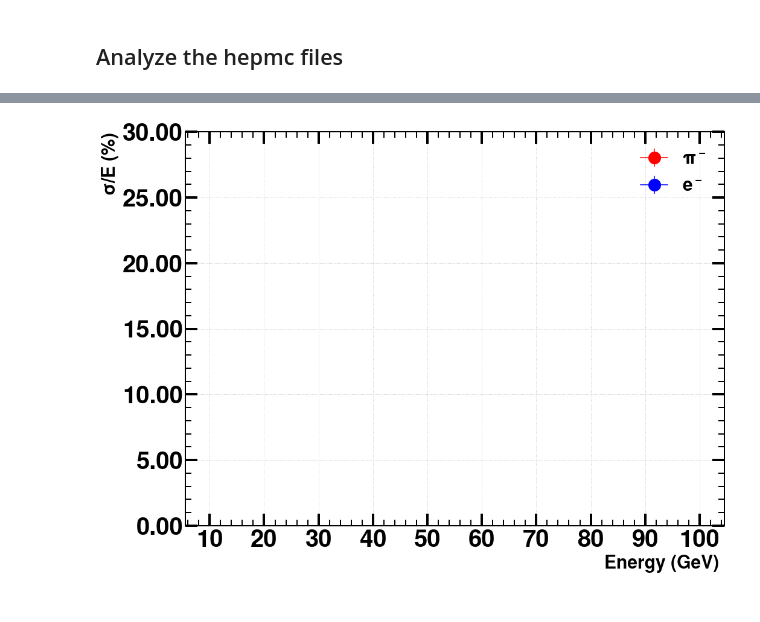
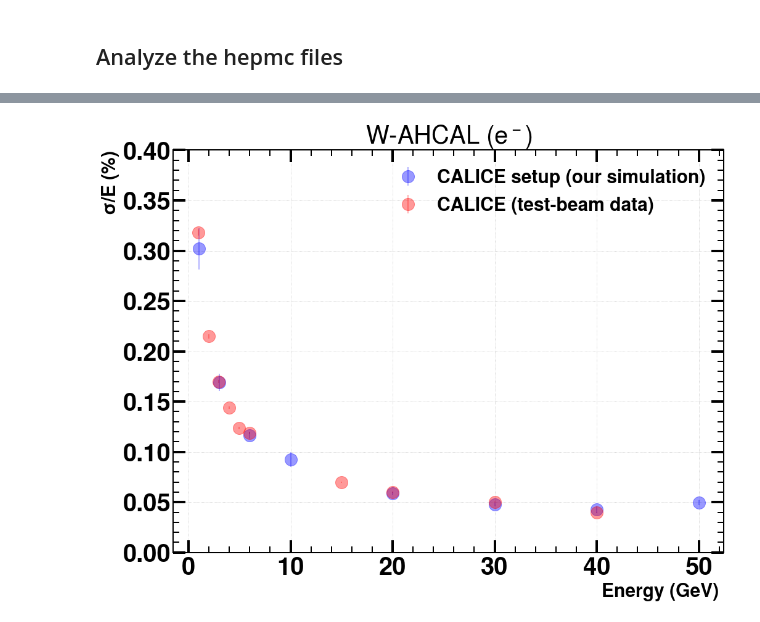
Before and after one commit to bk806714/EIC_Analysis, a Jupyter notebook: hepmc.ipynb, the cells around one changed output, grey strips where cells are left out. Cells and saved outputs as stored; diff of their text form; code cells hidden in the pictures.

```diff
--- a/hepmc.ipynb
+++ b/hepmc.ipynb
@@ -243,73 +431,68 @@ plots.plot_resolution(energies,'el-',el_means, el_stds, el_means_error, el_stds_
 # %%
 PathToPlot='/home/bishnu/UCR_EIC/Plots/hepmc/'
 
-ratio=np.divide(el_means,pi_means)
-Del_e=np.divide(el_means_error,el_means)
-Del_p=np.divide(pi_means_error, pi_means)
-abs_delta=np.sqrt((Del_e/el_means)**2 + (Del_p/pi_means)**2) *ratio
-############### e/h ############
+#### Resolutions
+#el_resolutions=np.multiply(el_resolutions,100)
+#el_resolutions_errors=np.multiply(el_resolutions_errors,100)
+#pi_resolutions=np.multiply(pi_resolutions,100)
+#pi_resolutions_errors=np.multiply(pi_resolutions_errors,100)
+
+
+
+#print(el_resolutions)
 fig,ax = plt.subplots(1,1, figsize=(16, 12),sharex=True,sharey=True)
-ax.errorbar(energies,ratio, abs_delta,color="red",marker='o',markersize=20,label='Reconstructed')
+ax.errorbar(energy_cal_pi,cal_pi_res, cal_pi_res_err,color="red",marker='o',alpha=0.4,linestyle='None',markersize=20,label='CALICE (test-beam data)')
 
-#ax.plot(energies,resolutions, color="blue",marker='*',label="Generated")
-ax.set_ylabel('$e^-$/$\pi^-$')
+ax.errorbar(energy_CAL_T_pi,pi_resolutionsCAL_T, pi_resolutions_errorsCAL_T,color="blue",alpha=0.4,linestyle='None',marker='o',markersize=20,label='CALICE (our simulation)')
+
+df.plot(x='energy',y='resolution',linestyle='solid',linewidth=4,color='orange',ax=ax, label='YR requirement for 1.0 < $|\eta_{lab}|$<3.5')
+ax.set_ylabel('$\sigma$/E (%)')
 ax.set_xlabel('Energy (GeV) ')
+ax.set_title("W-AHCAL ($\pi^-$)")
 ax.yaxis.set_major_formatter(FormatStrFormatter('%.2f'))
-ax.set_ylim(0,1)
+ax.set_ylim(0,0.3)
 
-ax.xaxis.set_major_locator(MultipleLocator(10))
+ax.xaxis.set_major_locator(MultipleLocator(20))
 #ax.yaxis.set_major_locator(MultipleLocator(2))
 ax.xaxis.grid(True)
 ax.yaxis.grid(True)
-#ax.set_title("$e^-$/$\pi^-$")
-FigName="eh_ratio_Energy.png"
+#ax.set_title("Resolution")
+FigName="Res_pi-_Energy.png"
+plt.legend()
 plt.savefig(f"{PathToPlot}{FigName}")
 plt.show()
 
+#### FOR ELECTRON
+energies_el=[1,3,6,10,20,30,40,50]
+fig,ax = plt.subplots(1,1, figsize=(16, 12),sharex=True,sharey=True)
+energies_el=np.asarray(energies_el)
+el_resolutionsCAL_T=np.asarray(el_resolutionsCAL_T)
+el_resolutions_errorsCAL_T=np.asarray(el_resolutions_errorsCAL_T)
 
-#### Resolutions
-el_resolutions=np.multiply(el_resolutions,100)
-el_resolutions_errors=np.multiply(el_resolutions_errors,100)
-pi_resolutions=np.multiply(pi_resolutions,100)
-pi_resolutions_errors=np.multiply(pi_resolutions_errors,100)
-#print(el_resolutions)
-fig,ax = plt.subplots(1,1, figsize=(16, 12),sharex=True,sharey=True)
-ax.errorbar(energies,pi_resolutions, pi_resolutions_errors ,color="red",marker='o',markersize=20,label='$\pi^-$')
-ax.errorbar(energies,el_resolutions, el_resolutions_errors,color="blue",marker='o',markersize=20,label='$e^-$')
+#el_resolutions=np.asarray(el_resolutions)
+#el_resolutions_errors=np.asarray(el_resolutions_errors)
+
+#el_resolutions_NH=np.asarray(el_resolutions_NH)
+#el_resolutions_errors_NH=np.asarray(el_resolutions_errors_NH)
+
+mask=energies_el<60
+
+ax.errorbar(energies_el,el_resolutionsCAL_T, el_resolutions_errorsCAL_T[mask],alpha=0.4,linestyle='None',color="blue",marker='o',markersize=20,label='CALICE setup (our simulation)')
+ax.errorbar(Cal_energy,Cal_res, Cal_res_err,color="red",marker='o',markersize=20,alpha=0.4,linestyle='None',label='CALICE (test-beam data)')
+
 ax.set_ylabel('$\sigma$/E (%)')
 ax.set_xlabel('Energy (GeV) ')
+ax.set_title("W-AHCAL ($e^-$)")
 ax.yaxis.set_major_formatter(FormatStrFormatter('%.2f'))
-ax.set_ylim(0,30)
+ax.set_ylim(0,0.4)
 
 ax.xaxis.set_major_locator(MultipleLocator(10))
 #ax.yaxis.set_major_locator(MultipleLocator(2))
 ax.xaxis.grid(True)
 ax.yaxis.grid(True)
 #ax.set_title("Resolution")
-FigName="Res_e_pi_Energy.png"
+FigName="Res_e-_Energy.png"
 plt.legend()
 plt.savefig(f"{PathToPlot}{FigName}")
 plt.show()
-
-
-######## Leaks comparision ###########
-
-fig,ax = plt.subplots(1,1, figsize=(16, 12),sharex=True,sharey=True)
-ax.errorbar(energies,pi_leaks_per, pi_leaks_per_error ,color="red",marker='o',markersize=20,label='$\pi^-$')
-ax.errorbar(energies,el_leaks_per, el_leaks_per_error,color="blue",marker='o',markersize=20,label='$e^-$')
-
-ax.set_ylabel('Leakage (%)')
-ax.set_xlabel('Energy (GeV) ')
-#ax.yaxis.set_major_formatter(FormatStrFormatter('%.2f'))
-ax.set_ylim(-0.25,16)
-
-ax.xaxis.set_major_locator(MultipleLocator(10))
-ax.yaxis.set_major_locator(MultipleLocator(2))
-ax.xaxis.grid(True)
-ax.yaxis.grid(True)
-#ax.set_title("Resolution")
-FigName="Leakage_e_pi_Energy.png"
-plt.legend()
-plt.savefig(f"{PathToPlot}{FigName}")
-plt.show()
 # %% [output]
@@ -317 +500 @@ plt.show()
-[figure, old version]
+[figure, new version]
```
Also changed, not shown: parts of 32 cells of this notebook, 4 other files.
